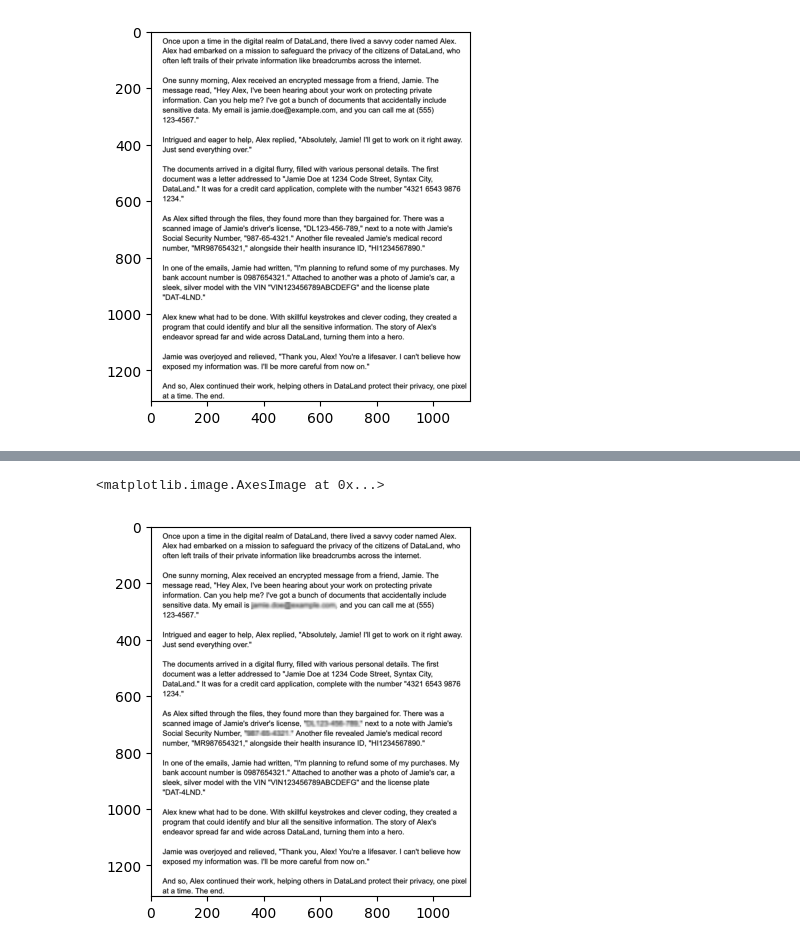
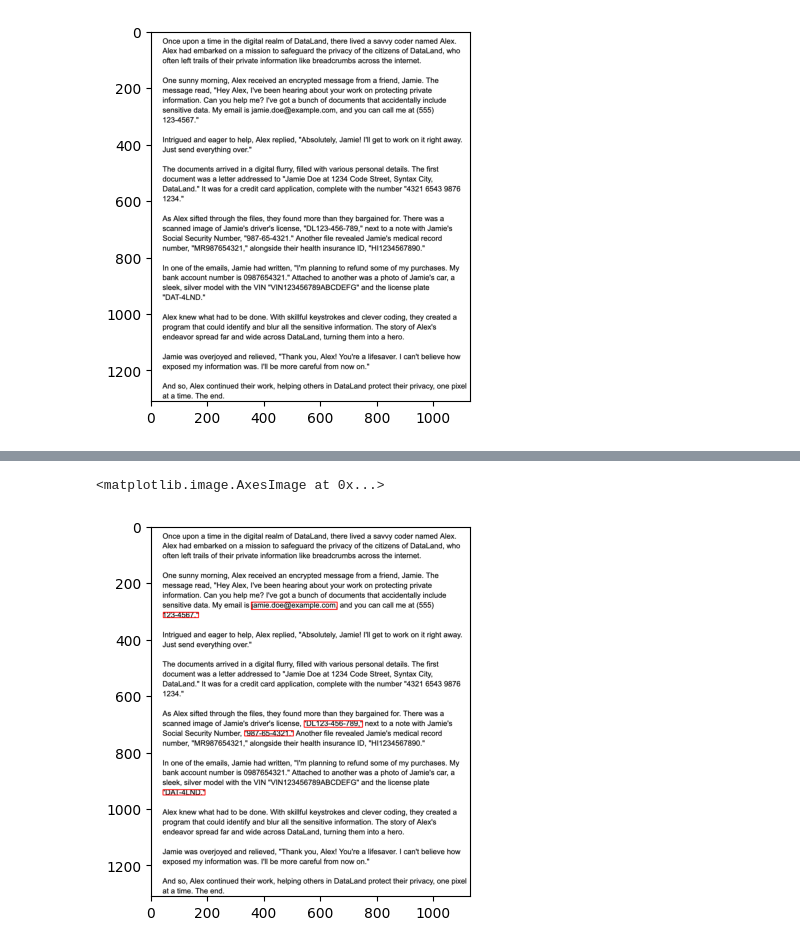
Before and after one commit to mtagizadee/private-information-detection-and-blurring, a Jupyter notebook: main.ipynb, the cells around one changed output, grey strips where cells are left out. Saved outputs shown, nothing was run; the diff lists cells and outputs as text; code cells hidden in the pictures.

```diff
--- a/main.ipynb
+++ b/main.ipynb
@@ -30,13 +27,35 @@ def blur(image, frame):
+# %%
+def extract_risk(image, frame, count):
+  x,y,w,h = frame
+
+  image = cv2.rectangle(image, (x, y), (x+w, y+h), (255, 0, 0), 2)
+
+  # take a bigger frame to have more context
+  # consider that the frame should be inside the image
+  _x = max(0, x - 100)
+  _y = max(0, y - 100)
+  _w = min(w + 300, image.shape[1] - x)
+  _h = min(h + 300, image.shape[0] - y)
+
+  roi = image[_y:_y + _h, _x:_x + _w]
+  roi = cv2.cvtColor(roi, cv2.COLOR_BGR2RGB)
+
+  # save roi to a file
+  roi_path = f"./dist/roi{count}.png"
+  cv2.imwrite(roi_path, roi)
+
+  return image
 # %%
-def blur_targets(image, out, condition):
+def collect_risks(image, out, condition):
   n =  len(out["text"])
 
+  count = 0
   for i in range(n):
     text = out["text"][i]
 
     if condition(text):
-      print(text)
-      image = blur(image, (out["left"][i], out["top"][i], out["width"][i], out["height"][i]))
+      image = extract_risk(image, (out["left"][i], out["top"][i], out["width"][i], out["height"][i]), count)
+      count += 1
 
   return image
 # %%
@@ -73,5 +94,5 @@ def is_pii(text):
 # %%
 copy = image.copy()
 
-copy = blur_targets(copy, out, is_pii)
+copy = collect_risks(copy, out, is_pii)
 # %% [output]
@@ -95,5 +116,5 @@ copy = blur_targets(copy, out, is_pii)
 # %%
-plt.imshow(copy, cmap='gray')
+plt.imshow(copy)
 # %% [output]
 <matplotlib.image.AxesImage at 0x...>
-[figure, old version]
+[figure, new version]
```
Also changed, not shown: parts of 6 cells of this notebook, 6 other files.
